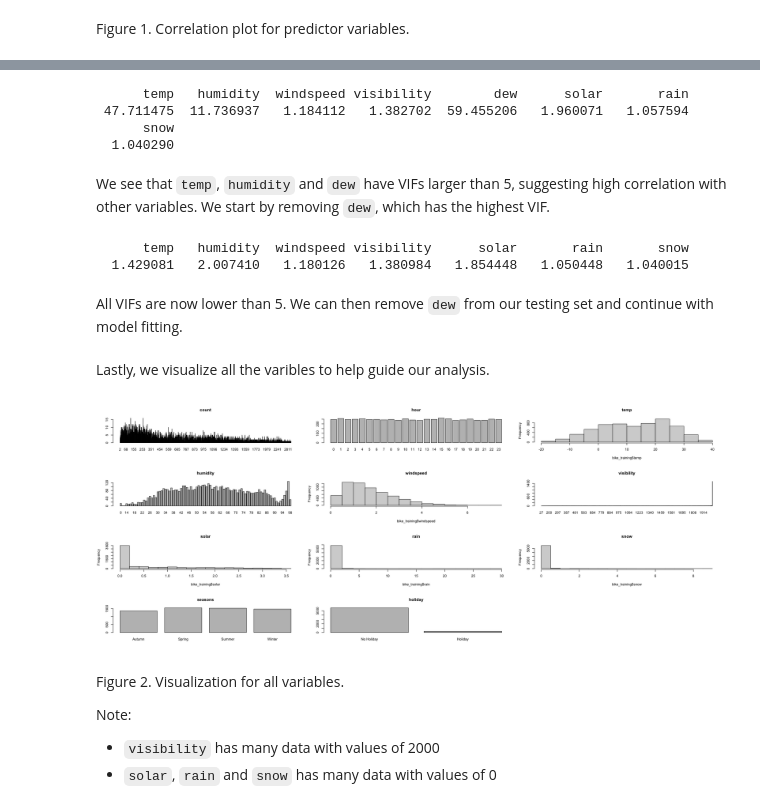
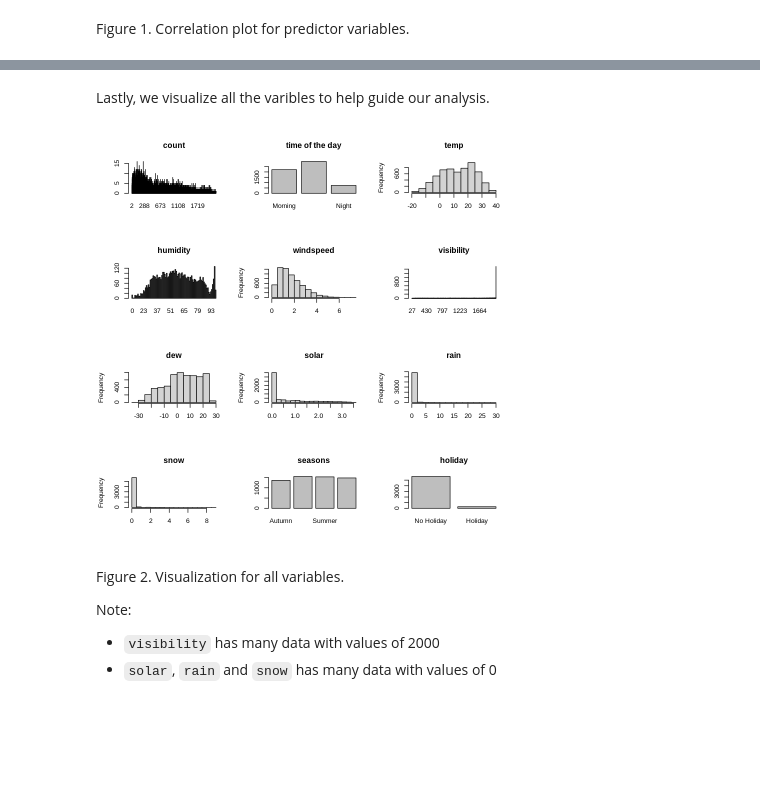
Before and after one commit to xiaohu1122/538A_project, a Jupyter notebook: 538A_Final_Project.ipynb, the cells around one changed output, grey strips where cells are left out. Cells and saved outputs as stored; diff of their text form; code cells hidden in the pictures; blank space fills up the shorter version.

```diff
--- a/538A_Final_Project.ipynb
+++ b/538A_Final_Project.ipynb
@@ -181,41 +165,22 @@ We proceed to test the observations above using variance inflation factors (VIF)
-# %%
-# Variance inflation factor selection with all numerical variables
-model_vif1 <- glm(count~ temp + humidity + windspeed + visibility + dew + solar + rain + snow, data = bike_training,family = poisson)
-vif(model_vif1)
-# %% [output]
-      temp   humidity  windspeed visibility        dew      solar       rain
- 47.711475  11.736937   1.184112   1.382702  59.455206   1.960071   1.057594
-      snow
-  1.040290
-# %% [markdown]
-We see that `temp`, `humidity` and `dew` have VIFs larger than 5, suggesting high correlation with other variables. We start by removing `dew`, which has the highest VIF.
-# %%
-## remove dew variable
-model_vif2 <- glm(count~ temp + humidity + windspeed + visibility + solar + rain + snow, data = bike_training,family = poisson)
-vif(model_vif2)
-# %% [output]
-      temp   humidity  windspeed visibility      solar       rain       snow
-  1.429081   2.007410   1.180126   1.380984   1.854448   1.050448   1.040015
-# %% [markdown]
-All VIFs are now lower than 5. We can then remove `dew` from our testing set and continue with model fitting.
 # %% [markdown]
 Lastly, we visualize all the varibles to help guide our analysis.
 # %%
 ## plot the variables
 par(mfrow=c(4,3))
 barplot(table(bike_training$count), main = "count")
-barplot(table(bike_training$hour), main = "hour")
-hist(bike_training$temp, main = "temp")
+barplot(table(bike_training$tod), main = "time of the day")
+hist(bike_training$temp, main = "temp", xlab = "")
 barplot(table(bike_training$humidity), main = "humidity")
-hist(bike_training$windspeed, main = "windspeed")
+hist(bike_training$windspeed, main = "windspeed", xlab = "")
 barplot(table(bike_training$visibility), main = "visibility")
-hist(bike_training$solar, main = "solar")
-hist(bike_training$rain, main = "rain")
-hist(bike_training$snow, main = "snow")
+hist(bike_training$dew, main = "dew", xlab = "")
+hist(bike_training$solar, main = "solar", xlab = "")
+hist(bike_training$rain, main = "rain", xlab = "")
+hist(bike_training$snow, main = "snow", xlab = "")
 barplot(table(bike_training$seasons), main = "seasons")
 barplot(table(bike_training$holiday), main = "holiday")
 # %% [output]
-[figure, old version]
+[figure, new version]
 # %% [markdown]
 Figure 2. Visualization for all variables.
 
```
Also changed, not shown: parts of 3 cells of this notebook.
